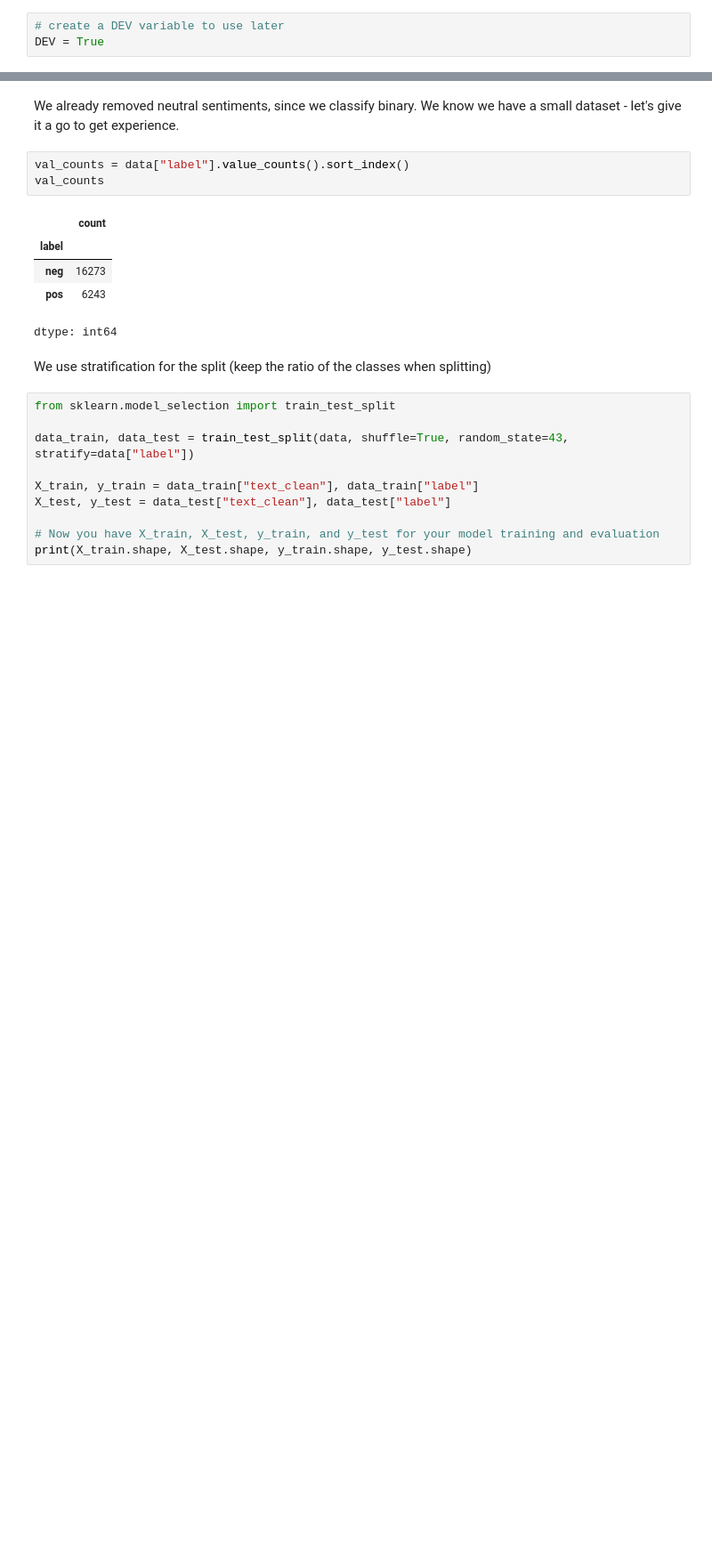
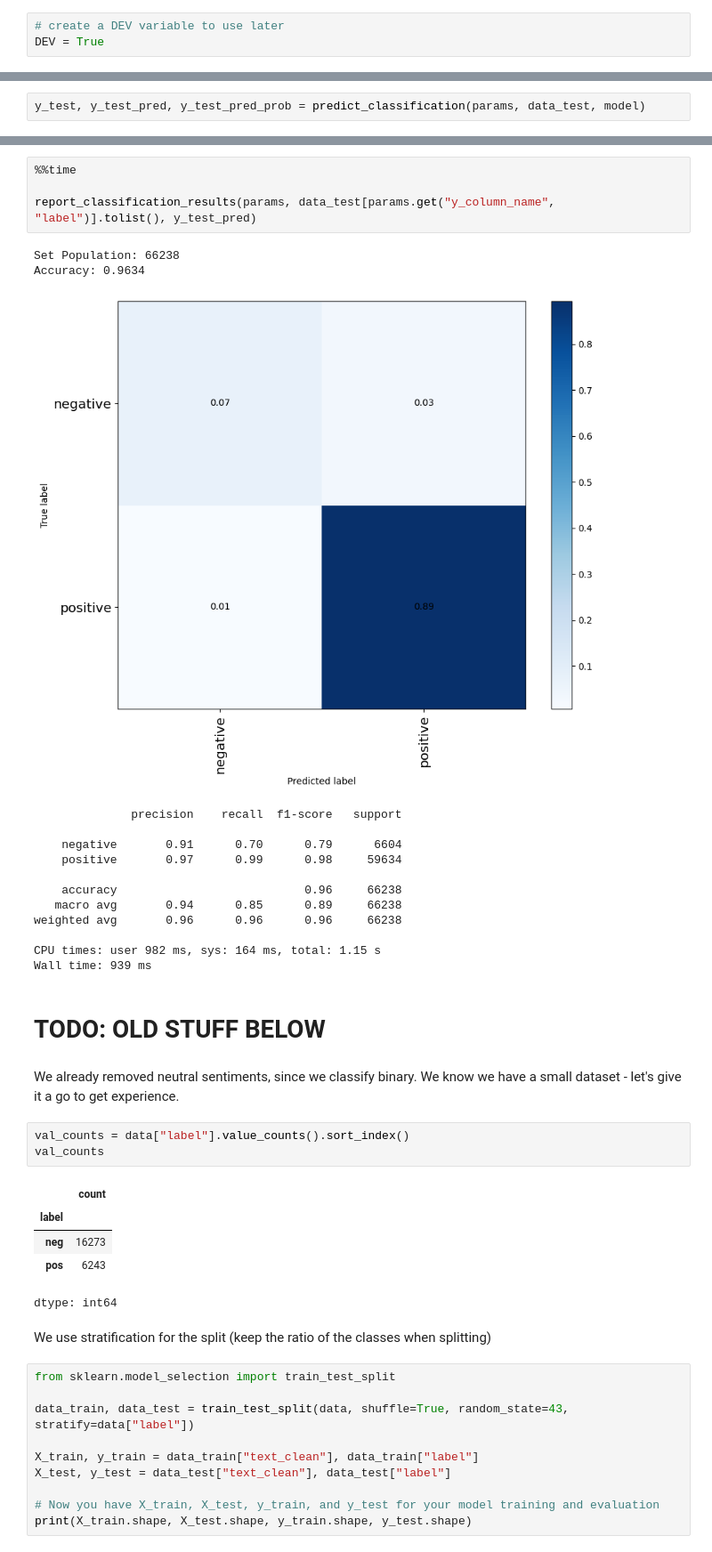
Before and after one commit to miam-bonbon/assignment-adv-nlp, a Jupyter notebook: adv_nlp_assignment_mh_04_CNN_text_classifier.ipynb, the cells around one changed output, grey strips where cells are left out. Shown at 89% size. Saved outputs shown, nothing was run; the diff lists cells and outputs as text; blank space fills up the shorter version.

```diff
--- a/adv_nlp_assignment_mh_04_CNN_text_classifier.ipynb
+++ b/adv_nlp_assignment_mh_04_CNN_text_classifier.ipynb
@@ -57,0 +941,2 @@ data.head(3)
+# %%
+y_test, y_test_pred, y_test_pred_prob = predict_classification(params, data_test, model)
@@ -58,3 +967,24 @@ data.head(3)
+# %%
+%%time
+
+report_classification_results(params, data_test[params.get("y_column_name", "label")].tolist(), y_test_pred)
+# %% [output]
+Set Population: 66238
+Accuracy: 0.9634
+[figure, added]
+              precision    recall  f1-score   support
+
+    negative       0.91      0.70      0.79      6604
+    positive       0.97      0.99      0.98     59634
+
+    accuracy                           0.96     66238
+   macro avg       0.94      0.85      0.89     66238
+weighted avg       0.96      0.96      0.96     66238
+
+CPU times: user 982 ms, sys: 164 ms, total: 1.15 s
+Wall time: 939 ms
+# %% [markdown]
+# TODO: OLD STUFF BELOW
 # %% [markdown]
 We already removed neutral sentiments, since we classify binary.
 We know we have a small dataset - let's give it a go to get experience.
```
Also changed, not shown: parts of 61 cells of this notebook.
